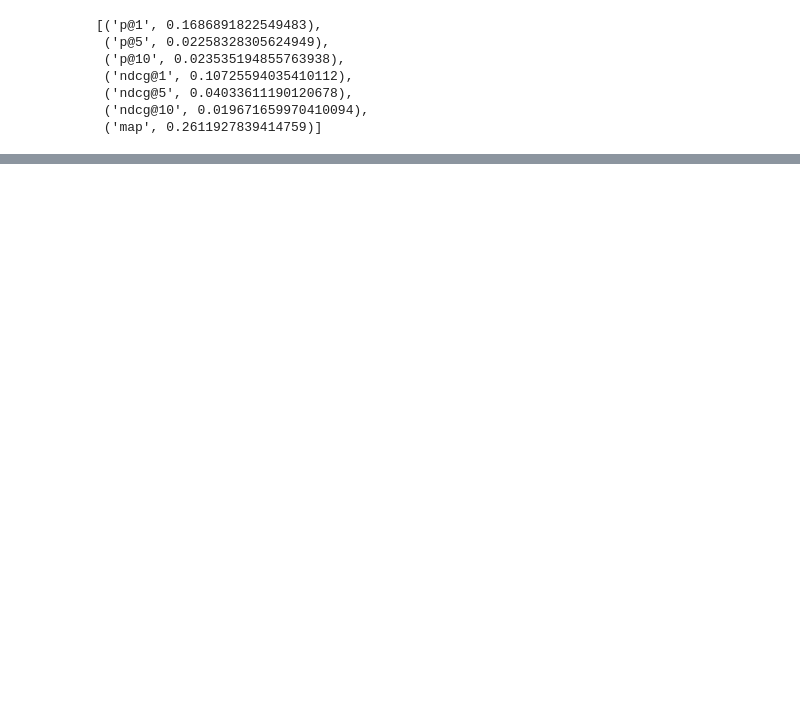
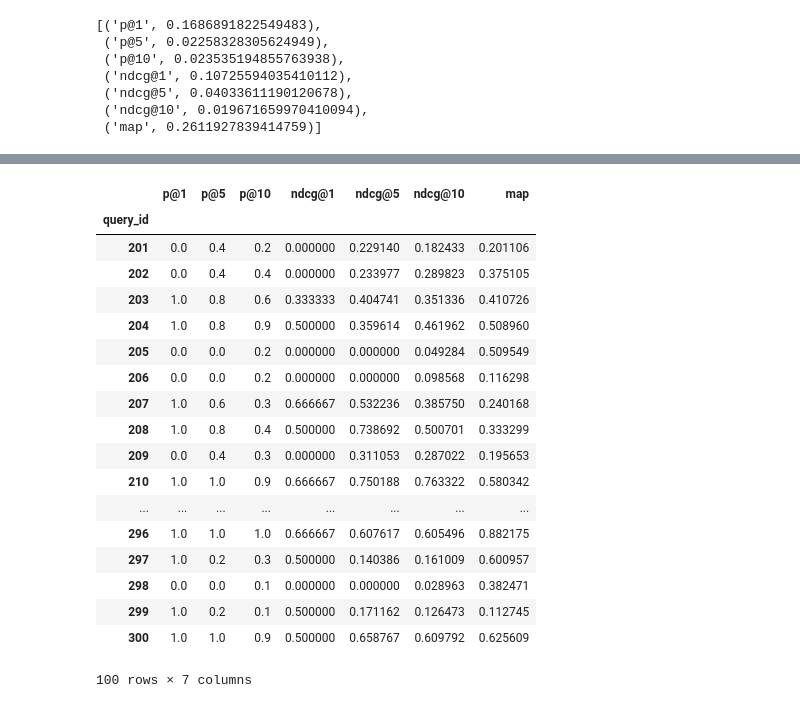
Before and after one commit to Braamling/Human-Saliency-on-Snapshots-in-Web-Relevance, a Jupyter notebook: significance_test.ipynb, the cells around one changed output, grey strips where cells are left out. Cells and saved outputs as stored; diff of their text form; code cells hidden in the pictures; blank space fills up the shorter version.

```diff
--- a/significance_test.ipynb
+++ b/significance_test.ipynb
@@ -163,0 +131,22 @@ Name: p@5, Length: 100, dtype: float64
+# %%
+lambdamart_img_df
+# %% [output]
+|  | p@1 | p@5 | p@10 | ndcg@1 | ndcg@5 | ndcg@10 | map |
+| query_id |  |  |  |  |  |  |  |
+| 201 | 0.0 | 0.4 | 0.2 | 0.000000 | 0.229140 | 0.182433 | 0.201106 |
+| 202 | 0.0 | 0.4 | 0.4 | 0.000000 | 0.233977 | 0.289823 | 0.375105 |
+| 203 | 1.0 | 0.8 | 0.6 | 0.333333 | 0.404741 | 0.351336 | 0.410726 |
+| 204 | 1.0 | 0.8 | 0.9 | 0.500000 | 0.359614 | 0.461962 | 0.508960 |
+| 205 | 0.0 | 0.0 | 0.2 | 0.000000 | 0.000000 | 0.049284 | 0.509549 |
+| 206 | 0.0 | 0.0 | 0.2 | 0.000000 | 0.000000 | 0.098568 | 0.116298 |
+| 207 | 1.0 | 0.6 | 0.3 | 0.666667 | 0.532236 | 0.385750 | 0.240168 |
+| 208 | 1.0 | 0.8 | 0.4 | 0.500000 | 0.738692 | 0.500701 | 0.333299 |
+| 209 | 0.0 | 0.4 | 0.3 | 0.000000 | 0.311053 | 0.287022 | 0.195653 |
+| 210 | 1.0 | 1.0 | 0.9 | 0.666667 | 0.750188 | 0.763322 | 0.580342 |
+| ... | ... | ... | ... | ... | ... | ... | ... |
+| 296 | 1.0 | 1.0 | 1.0 | 0.666667 | 0.607617 | 0.605496 | 0.882175 |
+| 297 | 1.0 | 0.2 | 0.3 | 0.500000 | 0.140386 | 0.161009 | 0.600957 |
+| 298 | 0.0 | 0.0 | 0.1 | 0.000000 | 0.000000 | 0.028963 | 0.382471 |
+| 299 | 1.0 | 0.2 | 0.1 | 0.500000 | 0.171162 | 0.126473 | 0.112745 |
+| 300 | 1.0 | 1.0 | 0.9 | 0.500000 | 0.658767 | 0.609792 | 0.625609 |
+100 rows × 7 columns
```
Also changed, not shown: parts of 7 cells of this notebook, 2 other files.
